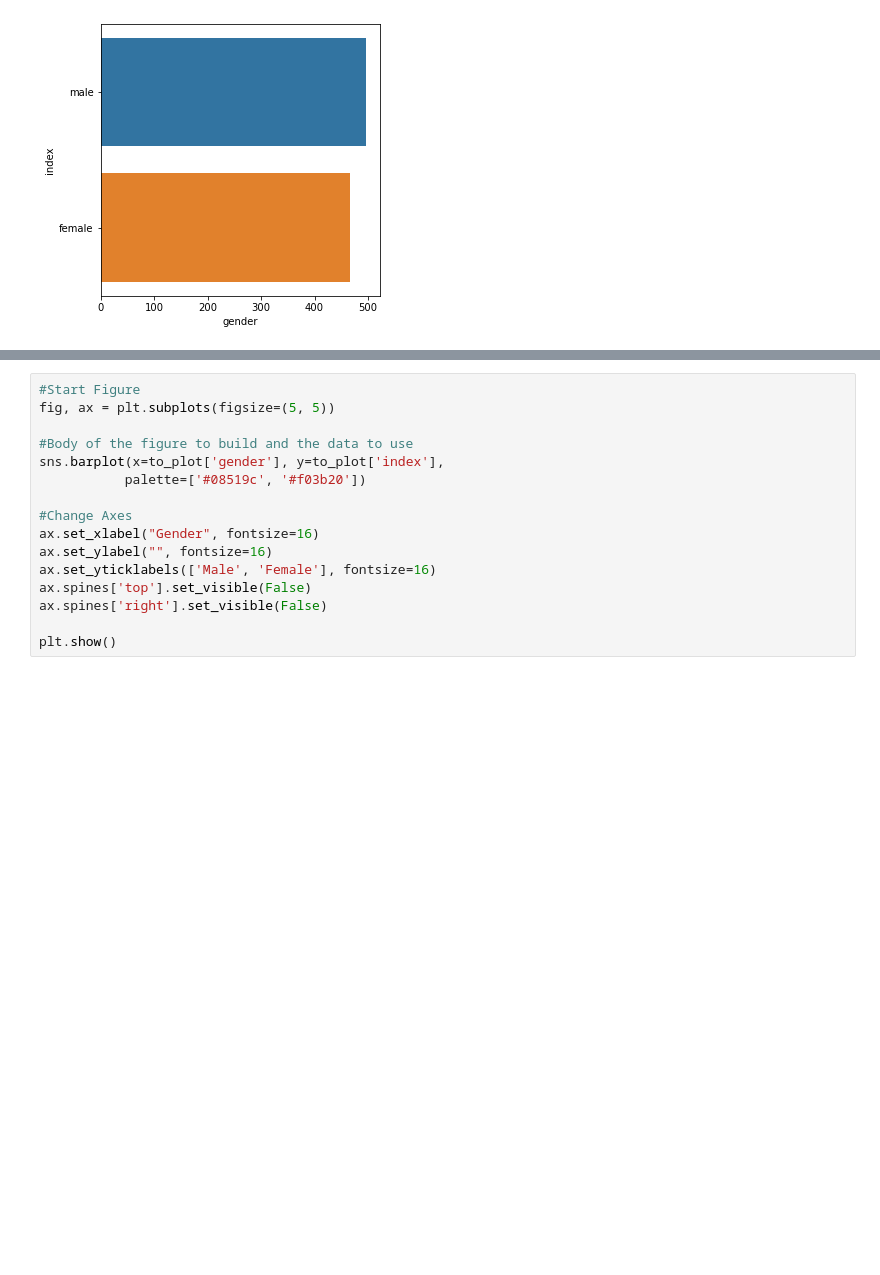
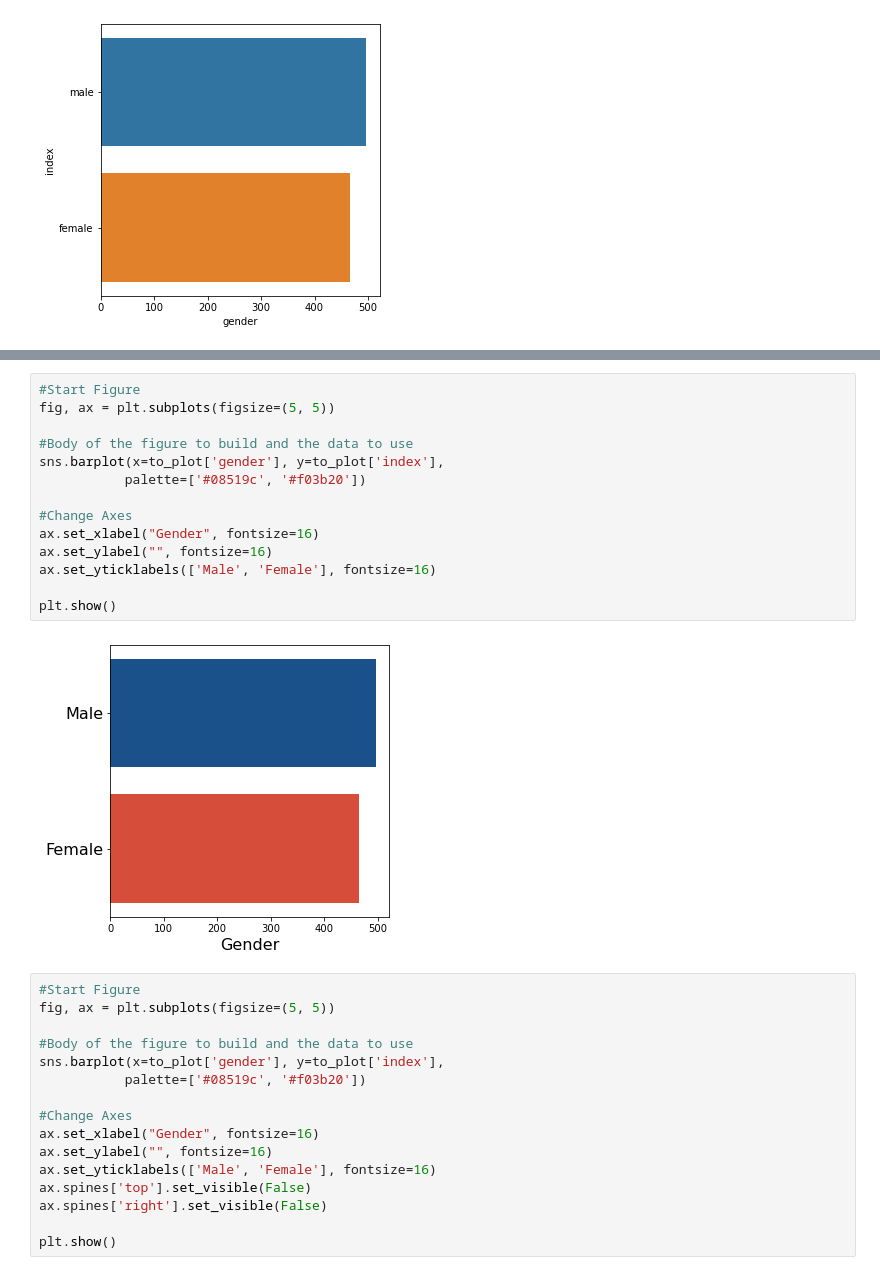
Before and after one commit to pepebonet/Intermediate_Python_BBA, a Jupyter notebook: Class_3/scripts/Code_class_3.ipynb, the cells around one changed output, grey strips where cells are left out. Cells and saved outputs as stored; diff of their text form; blank space fills up the shorter version.

```diff
--- a/Class_3/scripts/Code_class_3.ipynb
+++ b/Class_3/scripts/Code_class_3.ipynb
@@ -66,3 +99,19 @@ plt.show()
+# %%
+#Start Figure
+fig, ax = plt.subplots(figsize=(5, 5))
+
+#Body of the figure to build and the data to use
+sns.barplot(x=to_plot['gender'], y=to_plot['index'],
+           palette=['#08519c', '#f03b20'])
+
+#Change Axes
+ax.set_xlabel("Gender", fontsize=16)
+ax.set_ylabel("", fontsize=16)
+ax.set_yticklabels(['Male', 'Female'], fontsize=16)
+
+plt.show()
+# %% [output]
+[figure, added]
 # %%
 #Start Figure
 fig, ax = plt.subplots(figsize=(5, 5))
```
Also changed, not shown: parts of 9 cells of this notebook.
